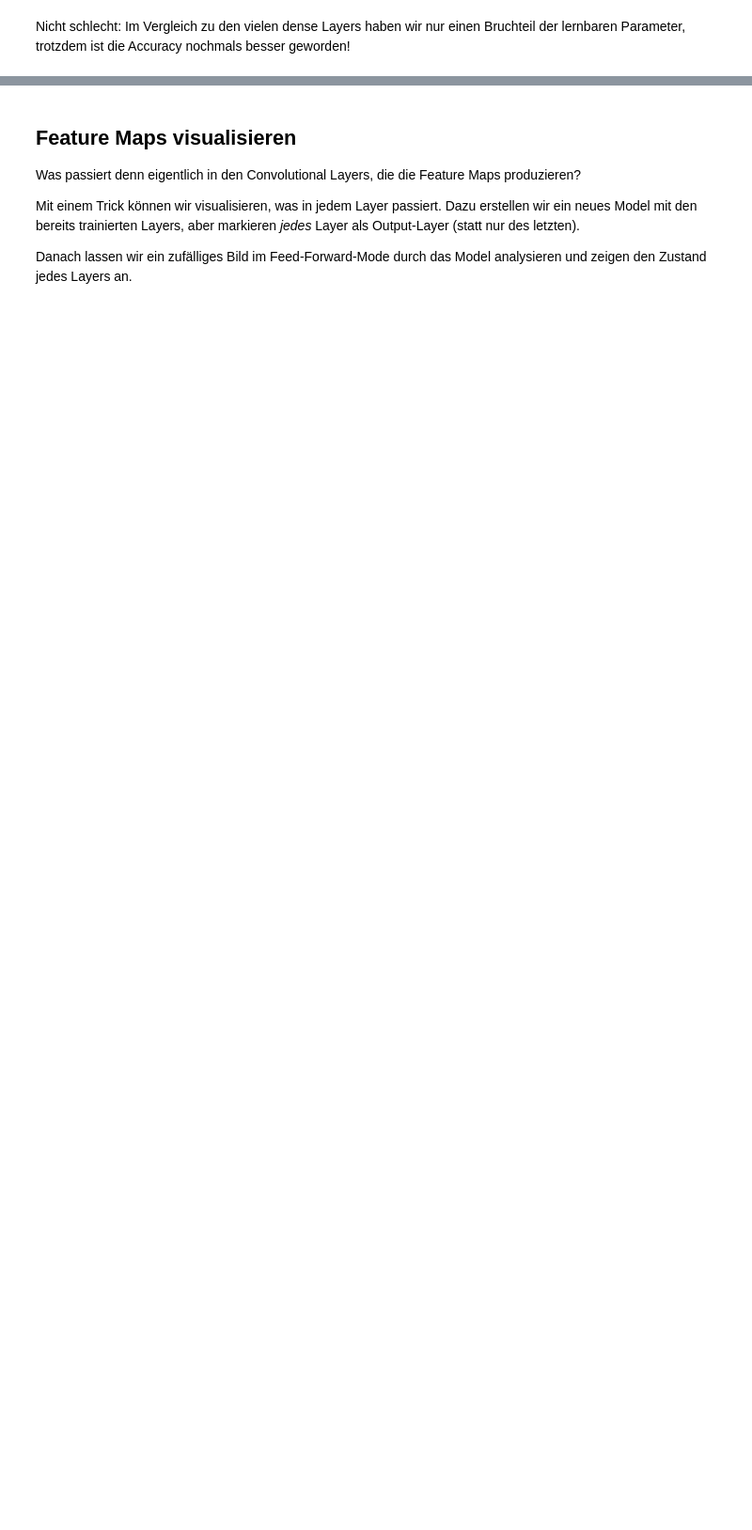
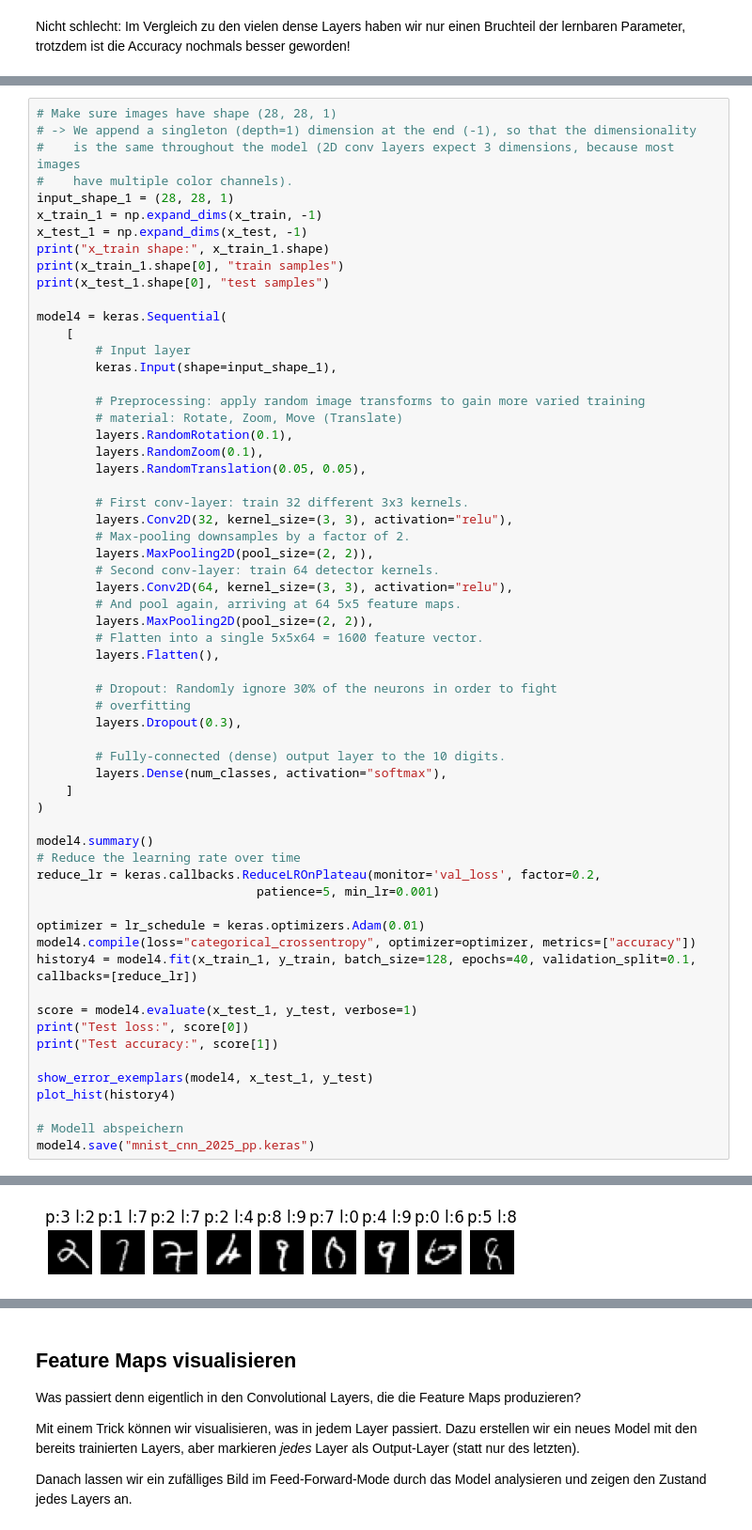
Before and after one commit to tkilla77/ksr_talenta_nn, a Jupyter notebook: keras.ipynb, the cells around one changed output, grey strips where cells are left out. Shown at 94% size. Saved outputs shown, nothing was run; the diff lists cells and outputs as text; blank space fills up the shorter version.

Commit message:
add preprocessing and dropout and learning rate scheduler

```diff
--- a/keras.ipynb
+++ b/keras.ipynb
@@ -459,0 +495,62 @@ Nicht schlecht: Im Vergleich zu den vielen dense Layers haben wir nur einen Bruc
+# %%
+# Make sure images have shape (28, 28, 1)
+# -> We append a singleton (depth=1) dimension at the end (-1), so that the dimensionality
+#    is the same throughout the model (2D conv layers expect 3 dimensions, because most images
+#    have multiple color channels).
+input_shape_1 = (28, 28, 1)
+x_train_1 = np.expand_dims(x_train, -1)
+x_test_1 = np.expand_dims(x_test, -1)
+print("x_train shape:", x_train_1.shape)
+print(x_train_1.shape[0], "train samples")
+print(x_test_1.shape[0], "test samples")
+
+model4 = keras.Sequential(
+    [
+        # Input layer
+        keras.Input(shape=input_shape_1),
+
+        # Preprocessing: apply random image transforms to gain more varied training
+        # material: Rotate, Zoom, Move (Translate)
+        layers.RandomRotation(0.1),
+        layers.RandomZoom(0.1),
+        layers.RandomTranslation(0.05, 0.05),
+
+        # First conv-layer: train 32 different 3x3 kernels.
+        layers.Conv2D(32, kernel_size=(3, 3), activation="relu"),
+        # Max-pooling downsamples by a factor of 2.
+        layers.MaxPooling2D(pool_size=(2, 2)),
+        # Second conv-layer: train 64 detector kernels.
+        layers.Conv2D(64, kernel_size=(3, 3), activation="relu"),
+        # And pool again, arriving at 64 5x5 feature maps.
+        layers.MaxPooling2D(pool_size=(2, 2)),
+        # Flatten into a single 5x5x64 = 1600 feature vector.
+        layers.Flatten(),
+
+        # Dropout: Randomly ignore 30% of the neurons in order to fight
+        # overfitting
+        layers.Dropout(0.3),
+
+        # Fully-connected (dense) output layer to the 10 digits.
+        layers.Dense(num_classes, activation="softmax"),
+    ]
+)
+
+model4.summary()
+# Reduce the learning rate over time
+reduce_lr = keras.callbacks.ReduceLROnPlateau(monitor='val_loss', factor=0.2,
+                              patience=5, min_lr=0.001)
+
+optimizer = lr_schedule = keras.optimizers.Adam(0.01)
+model4.compile(loss="categorical_crossentropy", optimizer=optimizer, metrics=["accuracy"])
+history4 = model4.fit(x_train_1, y_train, batch_size=128, epochs=40, validation_split=0.1, callbacks=[reduce_lr])
+
+score = model4.evaluate(x_test_1, y_test, verbose=1)
+print("Test loss:", score[0])
+print("Test accuracy:", score[1])
+
+show_error_exemplars(model4, x_test_1, y_test)
+plot_hist(history4)
+
+# Modell abspeichern
+model4.save("mnist_cnn_2025_pp.keras")
+# %% [output]
@@ -459,0 +598 @@ Nicht schlecht: Im Vergleich zu den vielen dense Layers haben wir nur einen Bruc
+[figure, added]
```
Also changed, not shown: parts of 11 cells of this notebook.
